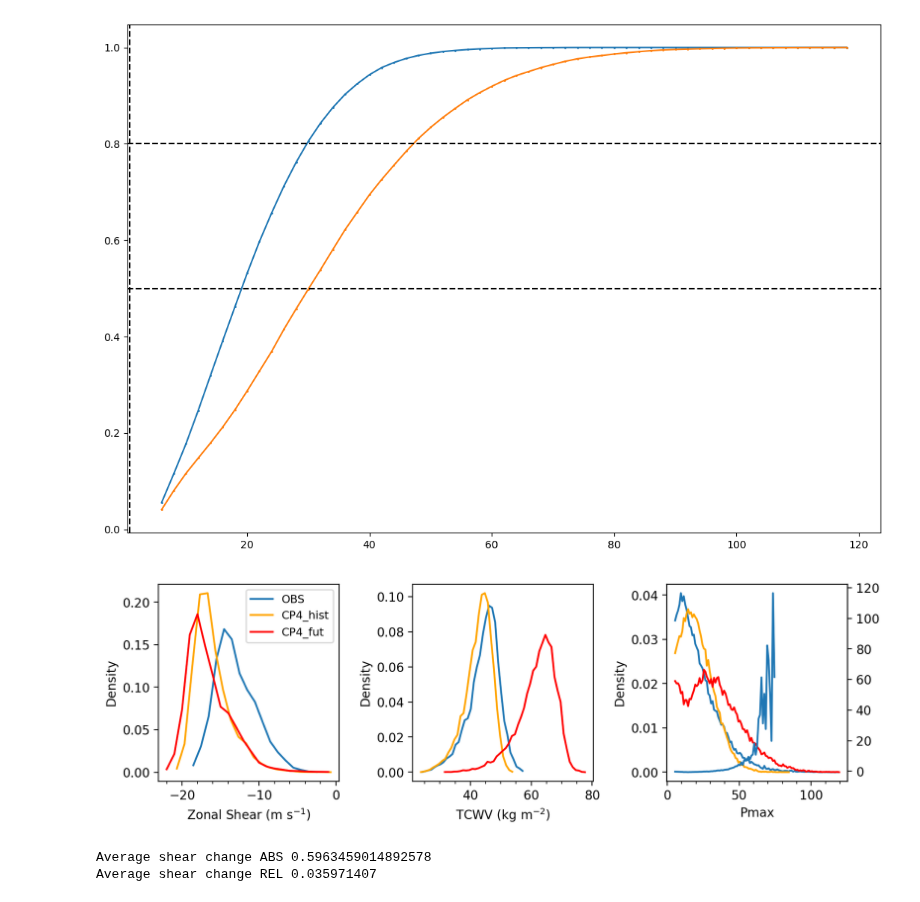
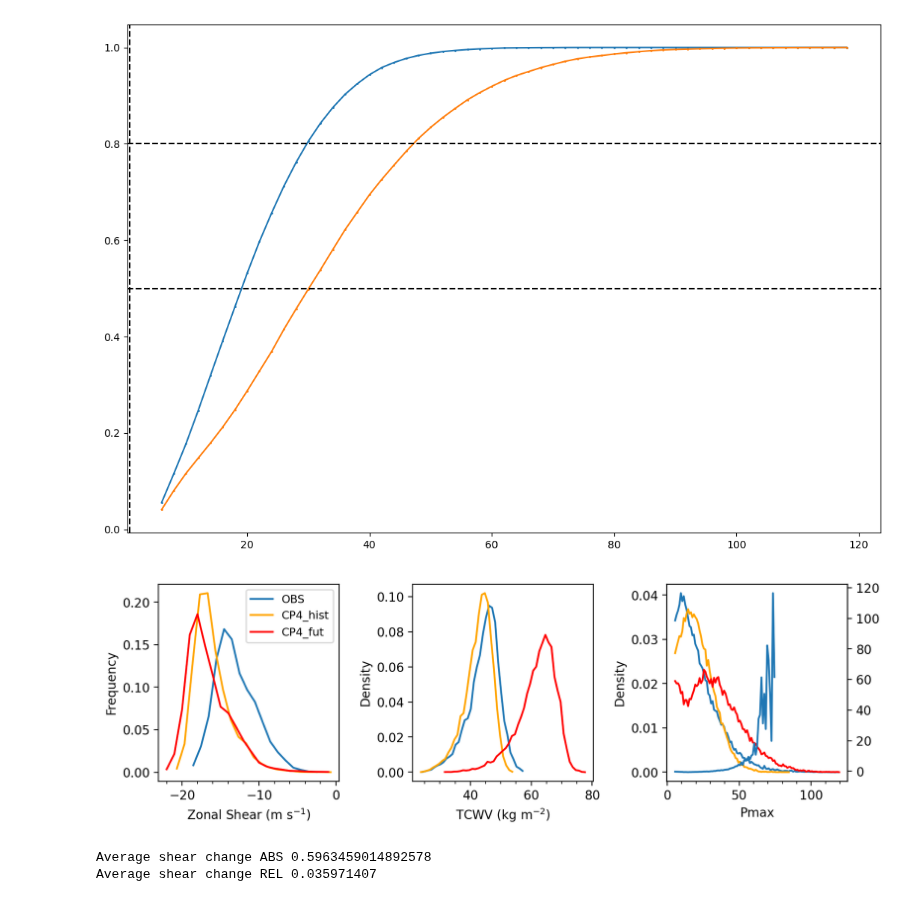
Before and after one commit to cornkle/proj_CEH, a Jupyter notebook: notebooks/ENDGAME_scatter_driverPercentiles_Fig02.ipynb, the cells around one changed output. Saved outputs shown, nothing was run; the diff lists cells and outputs as text; code cells hidden in the pictures.

```diff
--- a/notebooks/ENDGAME_scatter_driverPercentiles_Fig02.ipynb
+++ b/notebooks/ENDGAME_scatter_driverPercentiles_Fig02.ipynb
@@ -597,38 +810,38 @@ ax = f.add_subplot(131)
 plt.plot(obs_basic_shear['xbins']*(-1), obs_basic_shear['nb']/np.sum(obs_basic_shear['nb']), label='OBS')
 plt.plot(cp4_basic_shear['xbins']*(-1), cp4_basic_shear['nb']/np.sum(cp4_basic_shear['nb']), color='orange', label='CP4_hist')
 plt.plot(cp4f_basic_shear['xbins']*(-1), cp4f_basic_shear['nb']/np.sum(cp4f_basic_shear['nb']), color='red', label='CP4_fut')
-plt.ylabel('Density')
+plt.ylabel('Frequency')
 plt.xlabel('Zonal Shear (m s$^{-1}$)')
 plt.legend(loc='upper right', fontsize=9)
 ax.xaxis.set_minor_locator(AutoMinorLocator())
 ax.tick_params(which='minor')
 # for xx in range(5,26,5):
 #     plt.axvline(xx, linestyle='dashed', color='slategrey', linewidth=0.5)
 ax = f.add_subplot(132)
 plt.plot(obs_basic['xbins'], obs_basic['nb']/np.sum(obs_basic['nb']), label='OBS')
 plt.plot(cp4_basic['xbins'], cp4_basic['nb']/np.sum(cp4_basic['nb']), color='orange', label='CP4_hist')
 plt.plot(cp4f_basic['xbins'], cp4f_basic['nb']/np.sum(cp4f_basic['nb']), color='red', label='CP4_fut')
 plt.ylabel('Density')
 plt.xlabel('TCWV (kg m$^{-2}$)')
 ax.xaxis.set_minor_locator(AutoMinorLocator())
 ax.tick_params(which='minor')
 
 ax = f.add_subplot(133)
 plt.plot(obs_basic_pr['xbins'], obs_basic_pr['nb']/np.sum(obs_basic_pr['nb']), label='OBS')
 plt.plot(cp4_basic_pr['xbins'], cp4_basic_pr['nb']/np.sum(cp4_basic_pr['nb']), color='orange', label='CP4_hist')
 plt.plot(cp4f_basic_pr['xbins'], cp4f_basic_pr['nb']/np.sum(cp4f_basic_pr['nb']), color='red', label='CP4_fut')
 plt.ylabel('Density')
 plt.xlabel('Pmax')
 ax1 = ax.twinx()
 ax1.plot(cp4_basic_pr['xbins'], (np.array(cp4f_basic_pr['nb']/np.sum(cp4f_basic_pr['nb']))[0:80]-(cp4_basic_pr['nb']/np.sum(cp4_basic_pr['nb'])))/(cp4_basic_pr['nb']/np.sum(cp4_basic_pr['nb'])))
 ax.xaxis.set_minor_locator(AutoMinorLocator())
 ax.tick_params(which='minor')
 
 #plt.xlim(19,80)
 plt.tight_layout()
 #plt.savefig(cnst.network_data + 'figs/ENDGAME/distribution_'+tag+'_OBS_CP4_driver_'+ttag+'_percentile.png')
 # %% [output]
-[figure, old version]
+[figure, new version]
 # %%
 
 print('Average shear change ABS', np.percentile(cp4f['shear'],50)-np.percentile(cp4['shear'],50))
```
Also changed, not shown: parts of 11 cells of this notebook, 38 other files.
